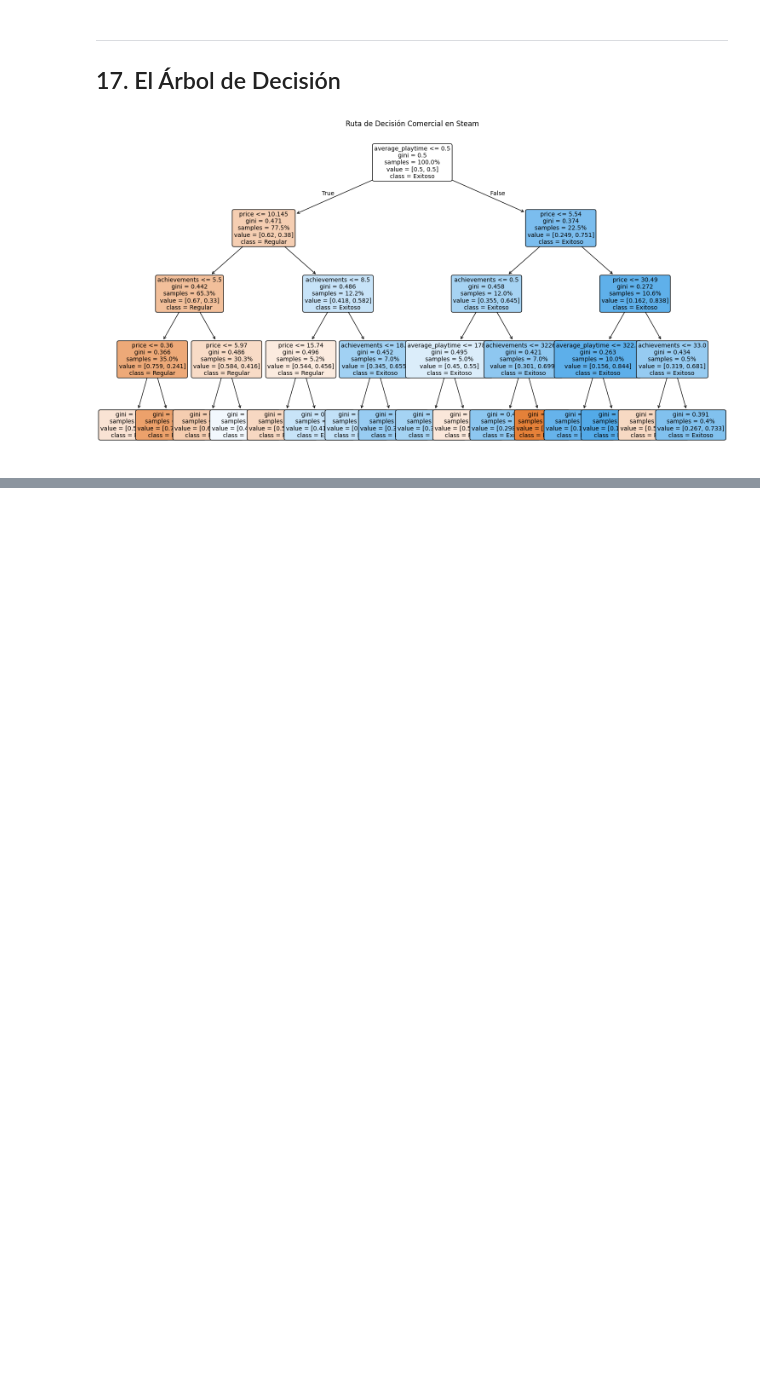
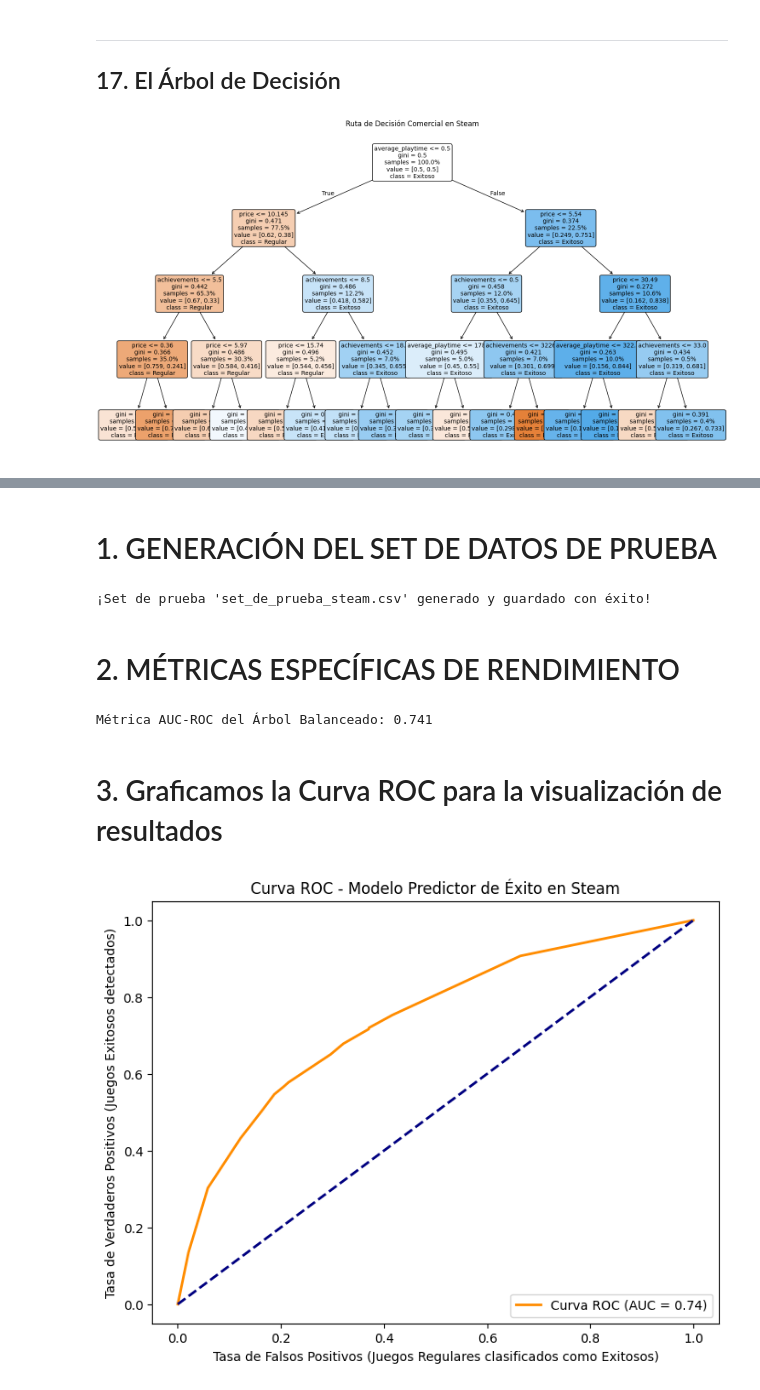
Before and after one commit to josvalverde/MineriaDatos-Proyecto, a Jupyter notebook: MineriaSteam.ipynb, the cells around one changed output, grey strips where cells are left out. Saved outputs shown, nothing was run; the diff lists cells and outputs as text; code cells hidden in the pictures; blank space fills up the shorter version.

Commit message:
Entrega3

```diff
--- a/MineriaSteam.ipynb
+++ b/MineriaSteam.ipynb
@@ -674,0 +783,45 @@ La ruta del éxito (Los colores): Los nodos hoja (las cajas finales sin ramifica
+# %% [markdown]
+# 1. GENERACIÓN DEL SET DE DATOS DE PRUEBA
+# %%
+import pandas as pd
+from sklearn.metrics import roc_auc_score, roc_curve
+import matplotlib.pyplot as plt
+
+
+# Aprovechamos el X_test y y_test que ya generaron en el Paso 12
+set_prueba = X_test.copy()
+set_prueba['exito_comercial_real'] = y_test
+
+# Guardamos el set de prueba como un archivo físico que servirá de evidencia
+set_prueba.to_csv('set_de_prueba_steam.csv', index=False)
+print("¡Set de prueba 'set_de_prueba_steam.csv' generado y guardado con éxito!\n")
+# %% [output]
+¡Set de prueba 'set_de_prueba_steam.csv' generado y guardado con éxito!
+# %% [markdown]
+# 2. MÉTRICAS ESPECÍFICAS DE RENDIMIENTO
+# %%
+# Ya evaluaron Precision, Recall y matriz de confusión.
+# Ahora calcularemos el AUC (Área Bajo la Curva ROC), que indica la capacidad
+# del modelo para distinguir correctamente entre juegos exitosos y fracasos.
+
+# Calculamos las probabilidades de predicción de la Clase 1 (Exitoso)
+y_prob = arbol_balanceado.predict_proba(X_test)[:, 1]
+auc = roc_auc_score(y_test, y_prob)
+
+print(f"Métrica AUC-ROC del Árbol Balanceado: {auc:.3f}\n")
+# %% [output]
+Métrica AUC-ROC del Árbol Balanceado: 0.741
+# %% [markdown]
+# 3. Graficamos la Curva ROC para la visualización de resultados
+# %%
+fpr, tpr, thresholds = roc_curve(y_test, y_prob)
+plt.figure(figsize=(8, 6))
+plt.plot(fpr, tpr, color='darkorange', lw=2, label=f'Curva ROC (AUC = {auc:.2f})')
+plt.plot([0, 1], [0, 1], color='navy', lw=2, linestyle='--') # Línea base
+plt.xlabel('Tasa de Falsos Positivos (Juegos Regulares clasificados como Exitosos)')
+plt.ylabel('Tasa de Verdaderos Positivos (Juegos Exitosos detectados)')
+plt.title('Curva ROC - Modelo Predictor de Éxito en Steam')
+plt.legend(loc="lower right")
+plt.show()
+# %% [output]
+[figure, added]
```
Also changed, not shown: parts of 19 cells of this notebook.
